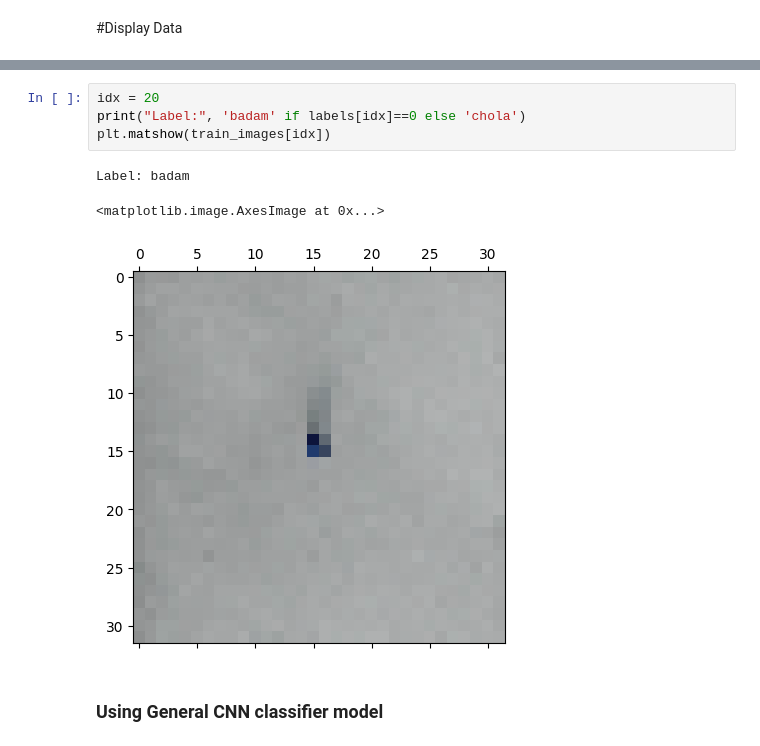
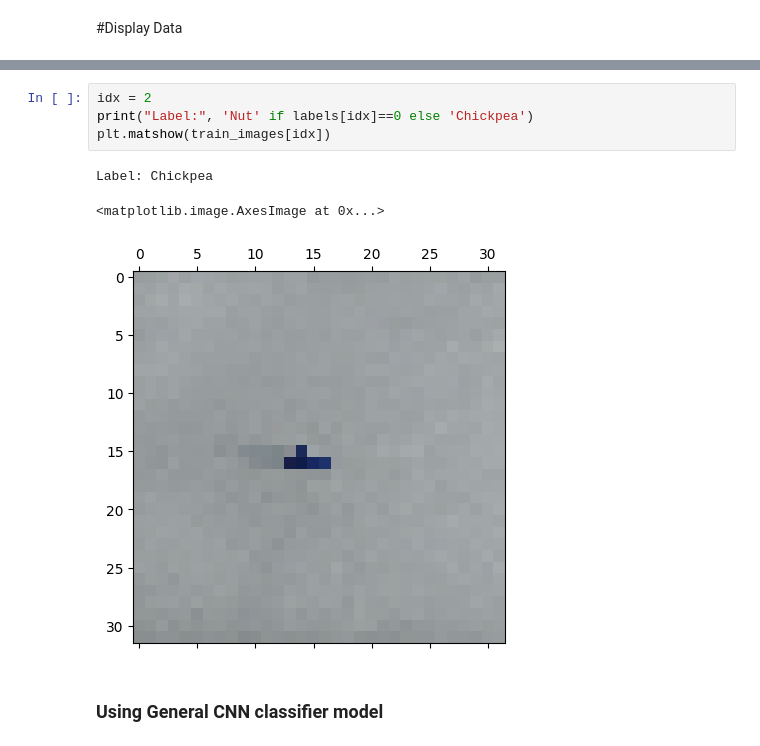
Before and after one commit to ForhanShahriarFahim/Artificial-Intelligence-Lab, a Jupyter notebook: Group_9_Assignment_5.ipynb, the cells around one changed output, grey strips where cells are left out. Cells and saved outputs as stored; diff of their text form.

```diff
--- a/Group_9_Assignment_5.ipynb
+++ b/Group_9_Assignment_5.ipynb
@@ -248,11 +248,11 @@ plt.show()
 # %%
-idx = 20
-print("Label:", 'badam' if labels[idx]==0 else 'chola')
+idx = 2
+print("Label:", 'Nut' if labels[idx]==0 else 'Chickpea')
 plt.matshow(train_images[idx])
 # %% [output]
-Label: badam
+Label: Chickpea
 <matplotlib.image.AxesImage at 0x...>
-[figure, old version]
+[figure, new version]
 # %% [markdown]
 ### Using General CNN classifier model
 # %%
```
Also changed, not shown: parts of 21 cells of this notebook.
